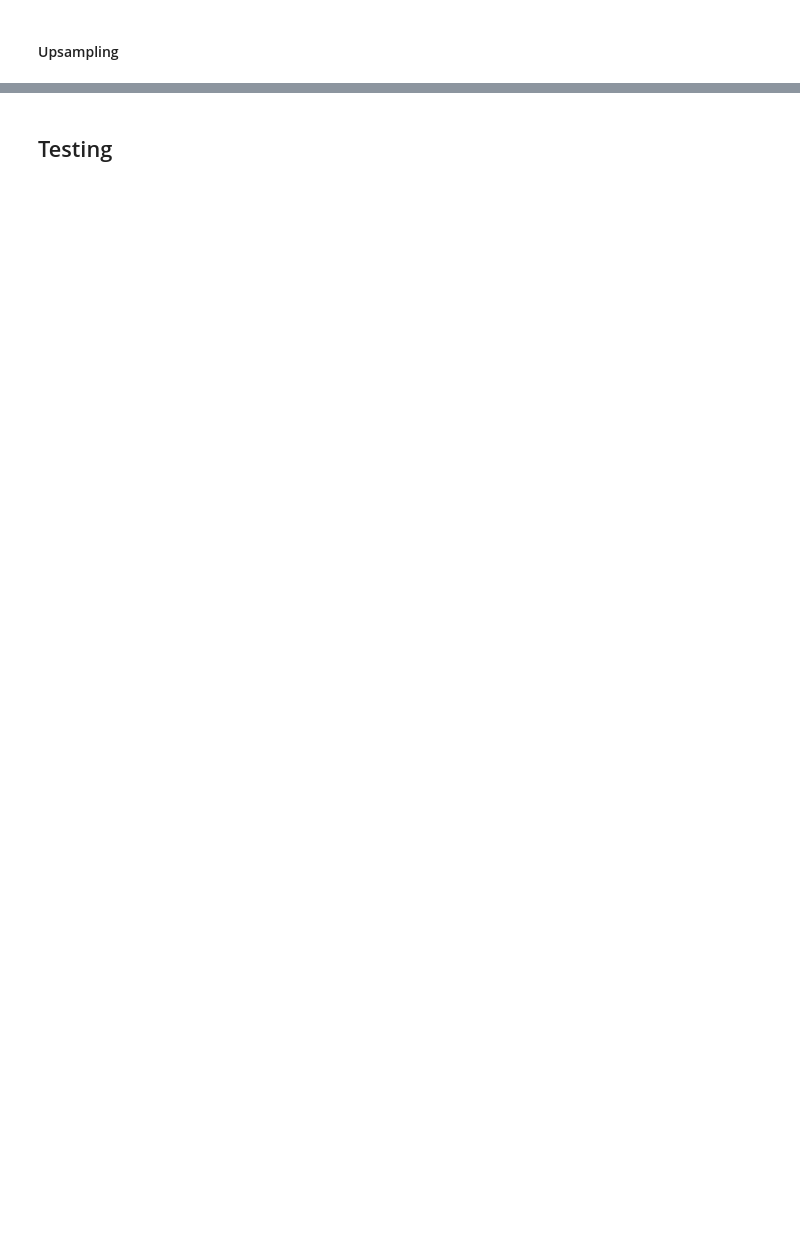
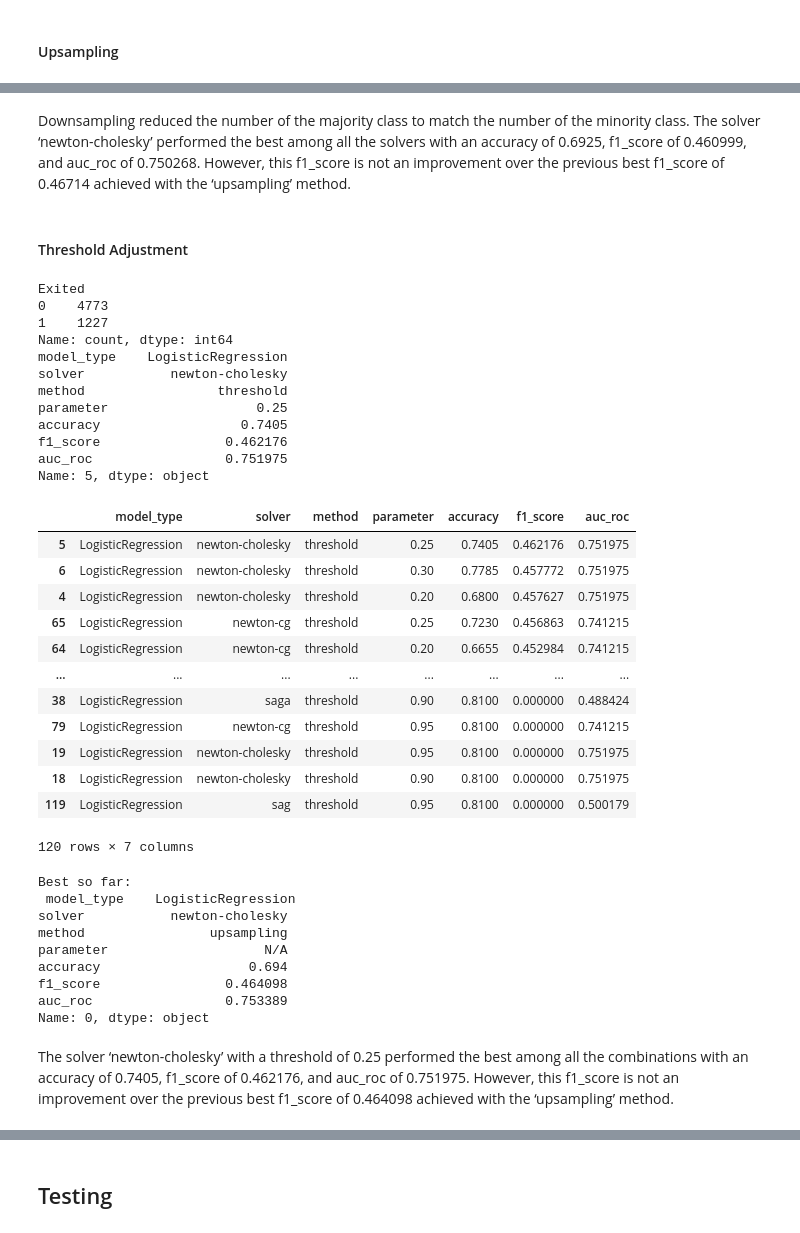
Before and after one commit to jestercruz/TripleTen-Projects, a Jupyter notebook: Sprint 8/beta_bank.ipynb, the cells around one changed output, grey strips where cells are left out. Cells and saved outputs as stored; diff of their text form; code cells hidden in the pictures; blank space fills up the shorter version.

```diff
--- a/Sprint 8/beta_bank.ipynb
+++ b/Sprint 8/beta_bank.ipynb
@@ -228,0 +448,7 @@ We will use upsampling and downsampling to improve our model.
+# %%
+df_sorted = logistic_regression_experiment(method=None)
+
+df_display = df_sorted[['solver', 'accuracy', 'f1_score', 'auc_roc']]
+display(df_display)
+best = df_sorted.iloc[0]
+print('Best so far:\n', best)
@@ -228,0 +500,8 @@ We will use upsampling and downsampling to improve our model.
+# %%
+df_sorted = logistic_regression_experiment(method='class_weight')
+df_display = df_sorted[['solver', 'parameter', 'f1_score', 'auc_roc']]
+print(df_sorted.iloc[0])
+display(df_display)
+if df_sorted.iloc[0]['f1_score'] > best['f1_score']:
+    best = df_sorted.iloc[0]
+print('Best so far:\n', best)
@@ -366,0 +547,8 @@ We can see that the accuracy is about 65%, while the AUC-ROC is approximately 69
+# %%
+df_sorted = logistic_regression_experiment(method='upsampling')
+df_display = df_sorted[['solver', 'accuracy', 'f1_score', 'auc_roc']]
+print(df_sorted.iloc[0])
+display(df_display)
+if df_sorted.iloc[0]['f1_score'] > best['f1_score']:
+    best = df_sorted.iloc[0]
+print('Best so far:\n', best)
@@ -366,0 +588,8 @@ We can see that the accuracy is about 65%, while the AUC-ROC is approximately 69
+# %%
+df_sorted = logistic_regression_experiment(method='downsampling')
+df_display = df_sorted[['solver', 'accuracy', 'f1_score', 'auc_roc']]
+print(df_sorted.iloc[0])
+display(df_display)
+if df_sorted.iloc[0]['f1_score'] > best['f1_score']:
+    best = df_sorted.iloc[0]
+print('Best so far:\n', best)
@@ -366,0 +625,49 @@ We can see that the accuracy is about 65%, while the AUC-ROC is approximately 69
+# %% [markdown]
+Downsampling reduced the number of the majority class to match the number of the minority class. The solver ‘newton-cholesky’ performed the best among all the solvers with an accuracy of 0.6925, f1_score of 0.460999, and auc_roc of 0.750268. However, this f1_score is not an improvement over the previous best f1_score of 0.46714 achieved with the ‘upsampling’ method.
+# %% [markdown]
+#### Threshold Adjustment
+# %%
+df_sorted = logistic_regression_experiment(method='threshold')
+df_display = df_sorted
+print(df_sorted.iloc[0])
+display(df_display)
+if df_sorted.iloc[0]['f1_score'] > best['f1_score']:
+    best = df_sorted.iloc[0]
+print('Best so far:\n', best)
+# %% [output]
+Exited
+0    4773
+1    1227
+Name: count, dtype: int64
+model_type    LogisticRegression
+solver           newton-cholesky
+method                 threshold
+parameter                   0.25
+accuracy                  0.7405
+f1_score                0.462176
+auc_roc                 0.751975
+Name: 5, dtype: object
+|  | model_type | solver | method | parameter | accuracy | f1_score | auc_roc |
+| 5 | LogisticRegression | newton-cholesky | threshold | 0.25 | 0.7405 | 0.462176 | 0.751975 |
+| 6 | LogisticRegression | newton-cholesky | threshold | 0.30 | 0.7785 | 0.457772 | 0.751975 |
+| 4 | LogisticRegression | newton-cholesky | threshold | 0.20 | 0.6800 | 0.457627 | 0.751975 |
+| 65 | LogisticRegression | newton-cg | threshold | 0.25 | 0.7230 | 0.456863 | 0.741215 |
+| 64 | LogisticRegression | newton-cg | threshold | 0.20 | 0.6655 | 0.452984 | 0.741215 |
+| ... | ... | ... | ... | ... | ... | ... | ... |
+| 38 | LogisticRegression | saga | threshold | 0.90 | 0.8100 | 0.000000 | 0.488424 |
+| 79 | LogisticRegression | newton-cg | threshold | 0.95 | 0.8100 | 0.000000 | 0.741215 |
+| 19 | LogisticRegression | newton-cholesky | threshold | 0.95 | 0.8100 | 0.000000 | 0.751975 |
+| 18 | LogisticRegression | newton-cholesky | threshold | 0.90 | 0.8100 | 0.000000 | 0.751975 |
+| 119 | LogisticRegression | sag | threshold | 0.95 | 0.8100 | 0.000000 | 0.500179 |
+120 rows × 7 columns
+Best so far:
+ model_type    LogisticRegression
+solver           newton-cholesky
+method                upsampling
+parameter                    N/A
+accuracy                   0.694
+f1_score                0.464098
+auc_roc                 0.753389
+Name: 0, dtype: object
+# %% [markdown]
+The solver ‘newton-cholesky’ with a threshold of 0.25 performed the best among all the combinations with an accuracy of 0.7405, f1_score of 0.462176, and auc_roc of 0.751975. However, this f1_score is not an improvement over the previous best f1_score of 0.464098 achieved with the ‘upsampling’ method.
```
Also changed, not shown: parts of 109 cells of this notebook, 1 other file.
